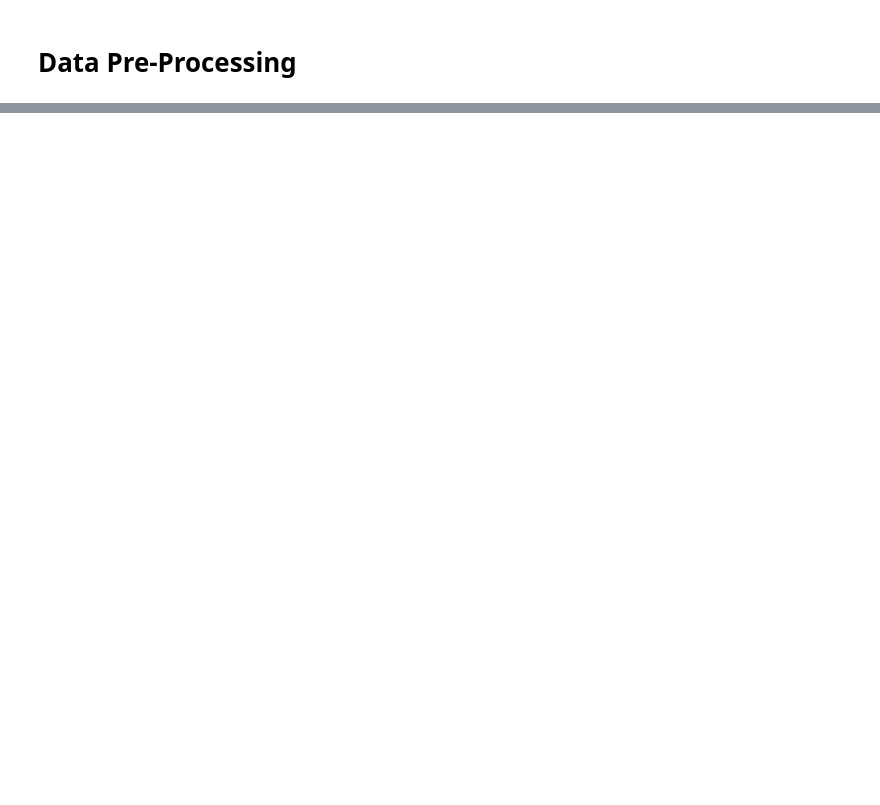
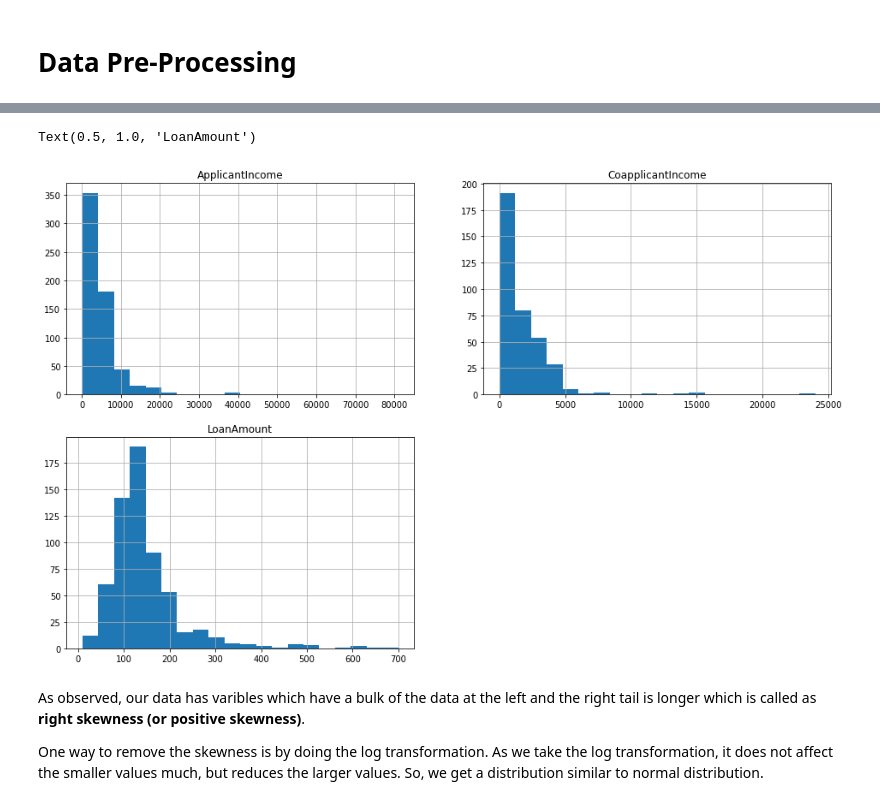
Before and after one commit to ShefaliDhingra/Loan-Prediction, a Jupyter notebook: Loan Prediction ML.ipynb, the cells around one changed output, grey strips where cells are left out. Cells and saved outputs as stored; diff of their text form; code cells hidden in the pictures; blank space fills up the shorter version.

```diff
--- a/Loan Prediction ML.ipynb
+++ b/Loan Prediction ML.ipynb
@@ -434,0 +668,17 @@ df['Education']=df['Education'].replace('Not Graduate','1')
+# %%
+# Visualising the data before log transformation
+
+ax1 = plt.subplot(221)
+train['ApplicantIncome'].hist(bins=20, figsize=(16,10))
+ax1.set_title("ApplicantIncome")
+
+ax2 = plt.subplot(222)
+test['CoapplicantIncome'].hist(bins=20)
+ax2.set_title("CoapplicantIncome")
+
+ax3 = plt.subplot(223)
+train['LoanAmount'].hist(bins=20)
+ax3.set_title("LoanAmount")
+# %% [output]
+Text(0.5, 1.0, 'LoanAmount')
+[figure, added]
@@ -435 +698,5 @@ df['Education']=df['Education'].replace('Not Graduate','1')
+# %% [markdown]
+As observed, our data has varibles which have a bulk of the data at the left and the right tail is longer which is called as **right skewness (or positive skewness)**.
+
+One way to remove the skewness is by doing the log transformation. As we take the log transformation, it does not affect the smaller values much, but reduces the larger values. So, we get a distribution similar to normal distribution.
 # %%
```
Also changed, not shown: parts of 103 cells of this notebook.
